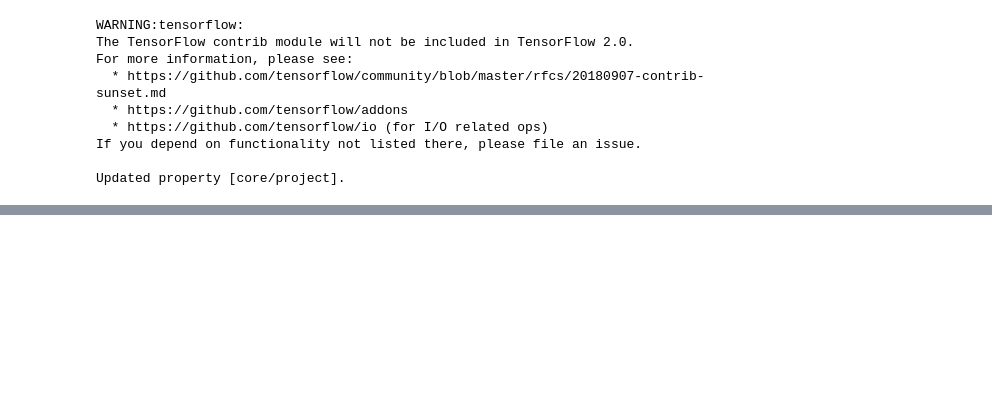
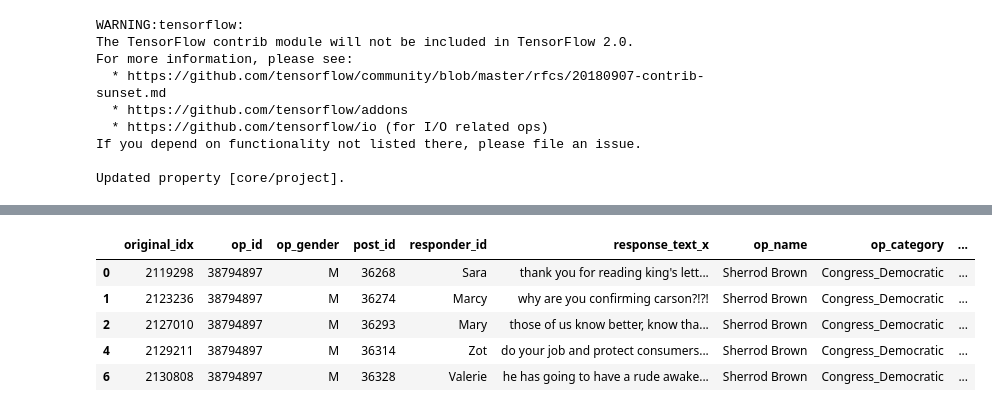
Before and after one commit to emrapport/w266-final-project, a Jupyter notebook: modeling/sample_1000.ipynb, the cells around one changed output, grey strips where cells are left out. Cells and saved outputs as stored; diff of their text form; code cells hidden in the pictures; blank space fills up the shorter version.

```diff
--- a/modeling/sample_1000.ipynb
+++ b/modeling/sample_1000.ipynb
@@ -80,0 +153,9 @@ files.download('sample_1000.csv')
+# %%
+LP_correct.head()
+# %% [output]
+|  | original_idx | op_id | op_gender | post_id | responder_id | response_text_x | op_name | op_category | ... |
+| 0 | 2119298 | 38794897 | M | 36268 | Sara | thank you for reading king's lett... | Sherrod Brown | Congress_Democratic | ... |
+| 1 | 2123236 | 38794897 | M | 36274 | Marcy | why are you confirming carson?!?! | Sherrod Brown | Congress_Democratic | ... |
+| 2 | 2127010 | 38794897 | M | 36293 | Mary | those of us know better, know tha... | Sherrod Brown | Congress_Democratic | ... |
+| 4 | 2129211 | 38794897 | M | 36314 | Zot | do your job and protect consumers... | Sherrod Brown | Congress_Democratic | ... |
+| 6 | 2130808 | 38794897 | M | 36328 | Valerie | he has going to have a rude awake... | Sherrod Brown | Congress_Democratic | ... |
```
Also changed, not shown: parts of 20 cells of this notebook.
